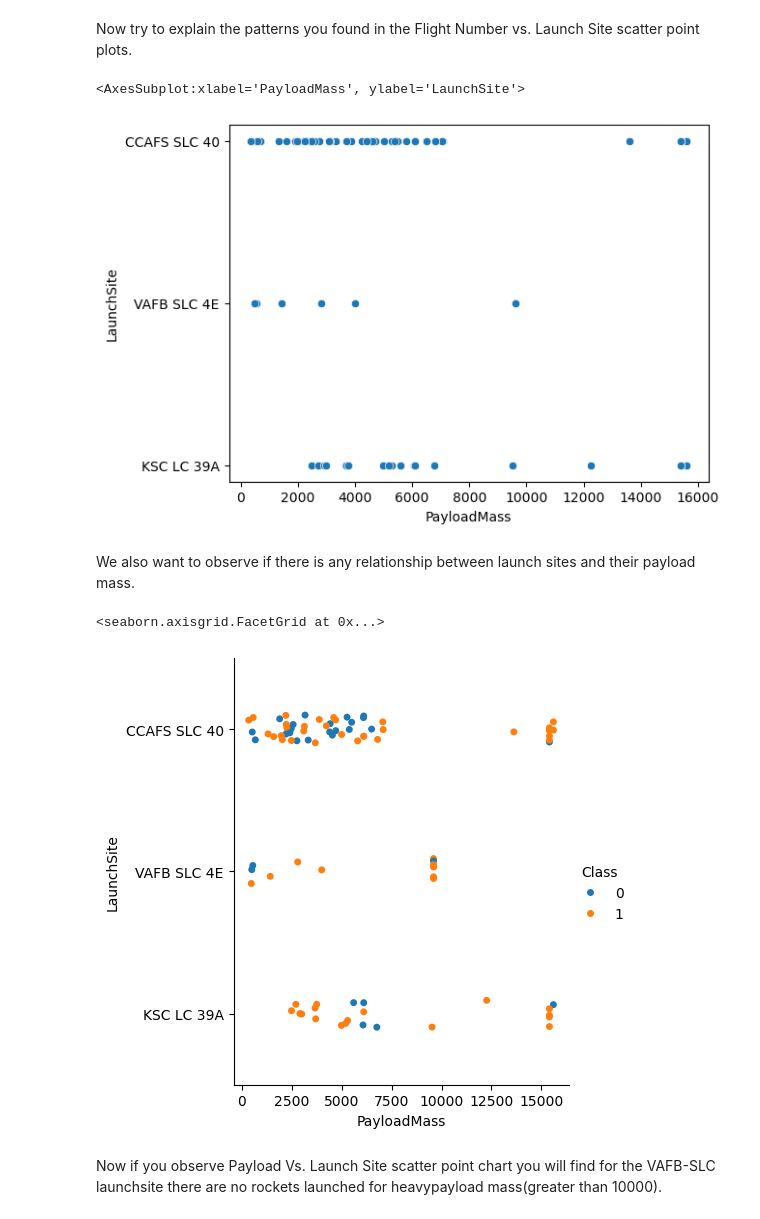
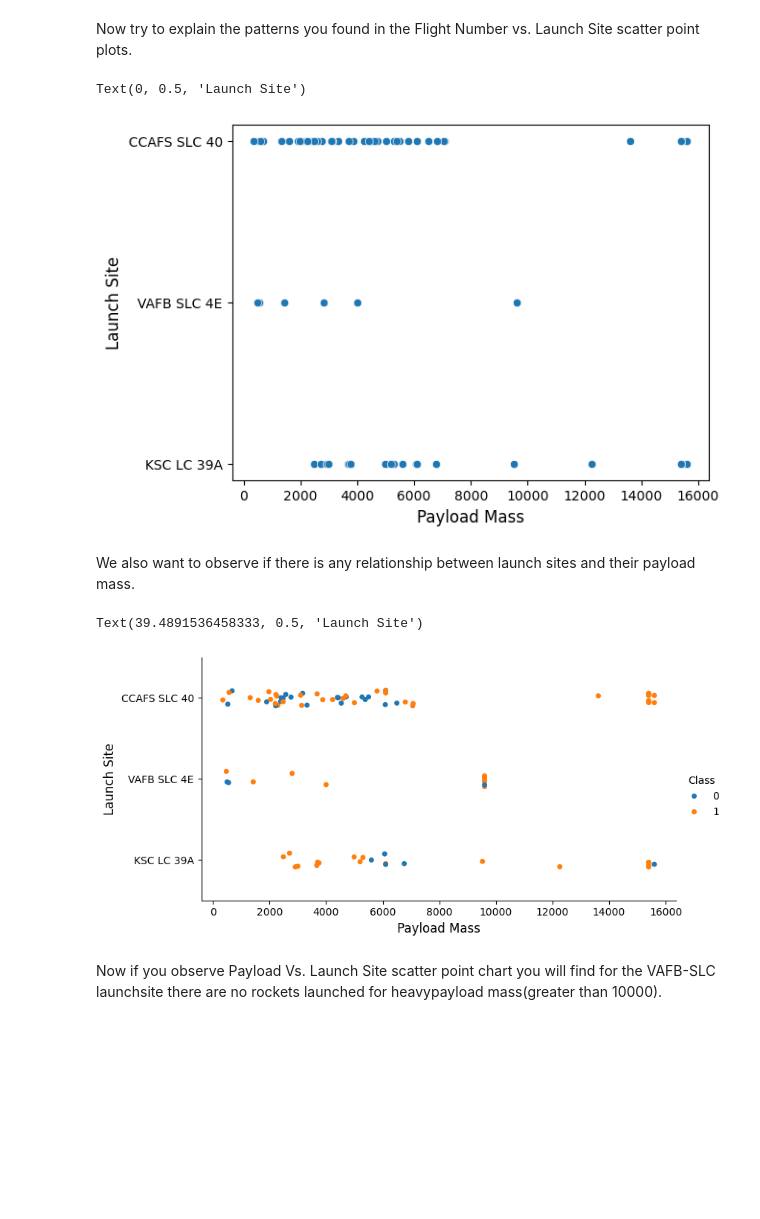
Before and after one commit to jguerrettaz/ibm_dsci_course, a Jupyter notebook: edadataviz.ipynb, the cells around one changed output. Drawn from its saved outputs; the diff is of its cells as text; code cells hidden in the pictures; blank space fills up the shorter version.

```diff
--- a/edadataviz.ipynb
+++ b/edadataviz.ipynb
@@ -124,17 +128,21 @@ Now try to explain the patterns you found in the Flight Number vs. Launch Site s
 # %%
 ### TASK 2: Visualize the relationship between Payload and Launch Site
 sns.scatterplot(data = df, x = 'PayloadMass', y = 'LaunchSite')
+plt.xlabel('Payload Mass', fontsize = 12)
+plt.ylabel('Launch Site', fontsize = 12)
 # %% [output]
-<AxesSubplot:xlabel='PayloadMass', ylabel='LaunchSite'>
+Text(0, 0.5, 'Launch Site')
-[figure, old version]
+[figure, new version]
 # %% [markdown]
 We also want to observe if there is any relationship between launch sites and their payload mass.
 # %%
 # Plot a scatter point chart with x axis to be Pay Load Mass (kg) and y axis to be the launch site, and hue to be the class value
-sns.catplot(data = df, x = 'PayloadMass', y = 'LaunchSite', hue = 'Class')
+sns.catplot(data = df, x = 'PayloadMass', y = 'LaunchSite', hue = 'Class', height = 4, aspect = 2)
+plt.xlabel('Payload Mass', fontsize = 12)
+plt.ylabel('Launch Site', fontsize = 12)
 # %% [output]
-<seaborn.axisgrid.FacetGrid at 0x...>
+Text(39.4891536458333, 0.5, 'Launch Site')
-[figure, old version]
+[figure, new version]
 # %% [markdown]
 Now if you observe Payload Vs. Launch Site scatter point chart you will find for the VAFB-SLC  launchsite there are no  rockets  launched for  heavypayload mass(greater than 10000).
 # %%
```
Also changed, not shown: parts of 15 cells of this notebook.
